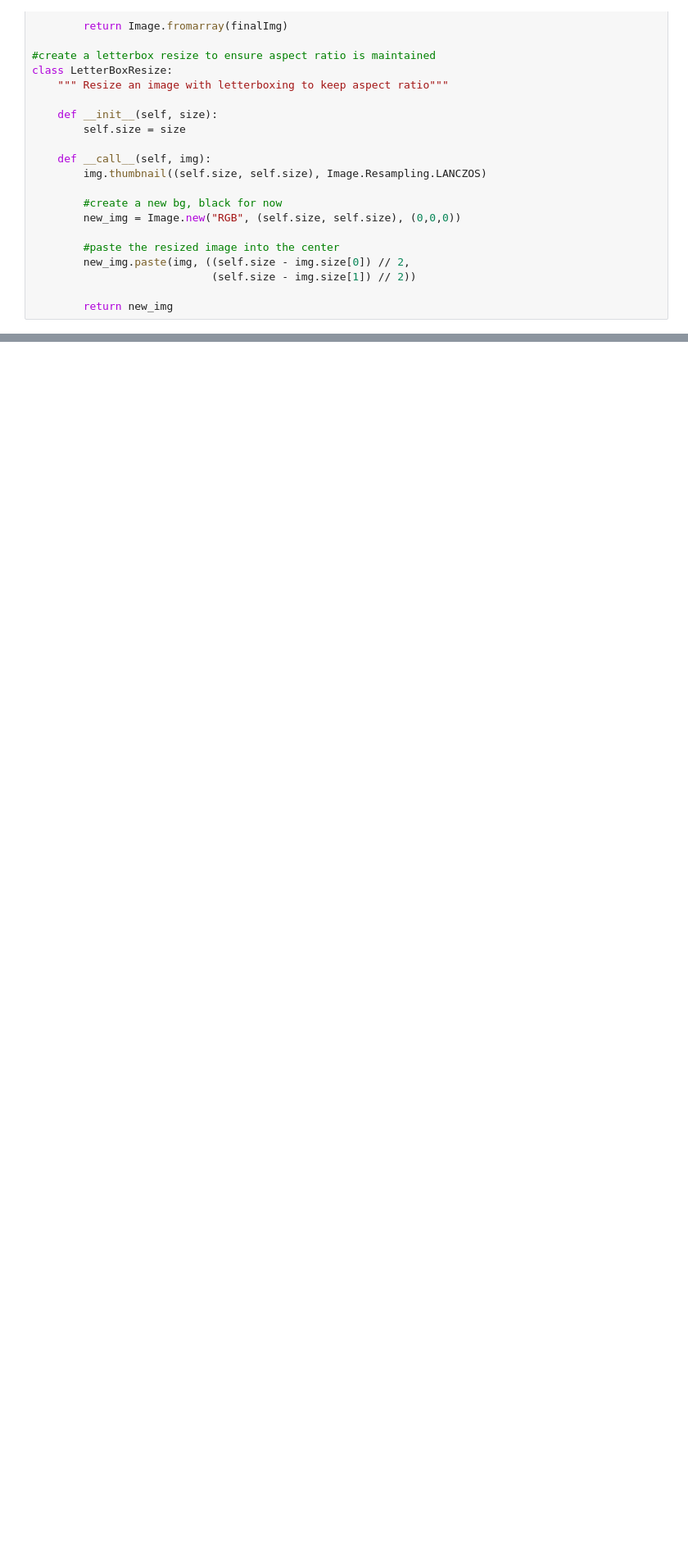
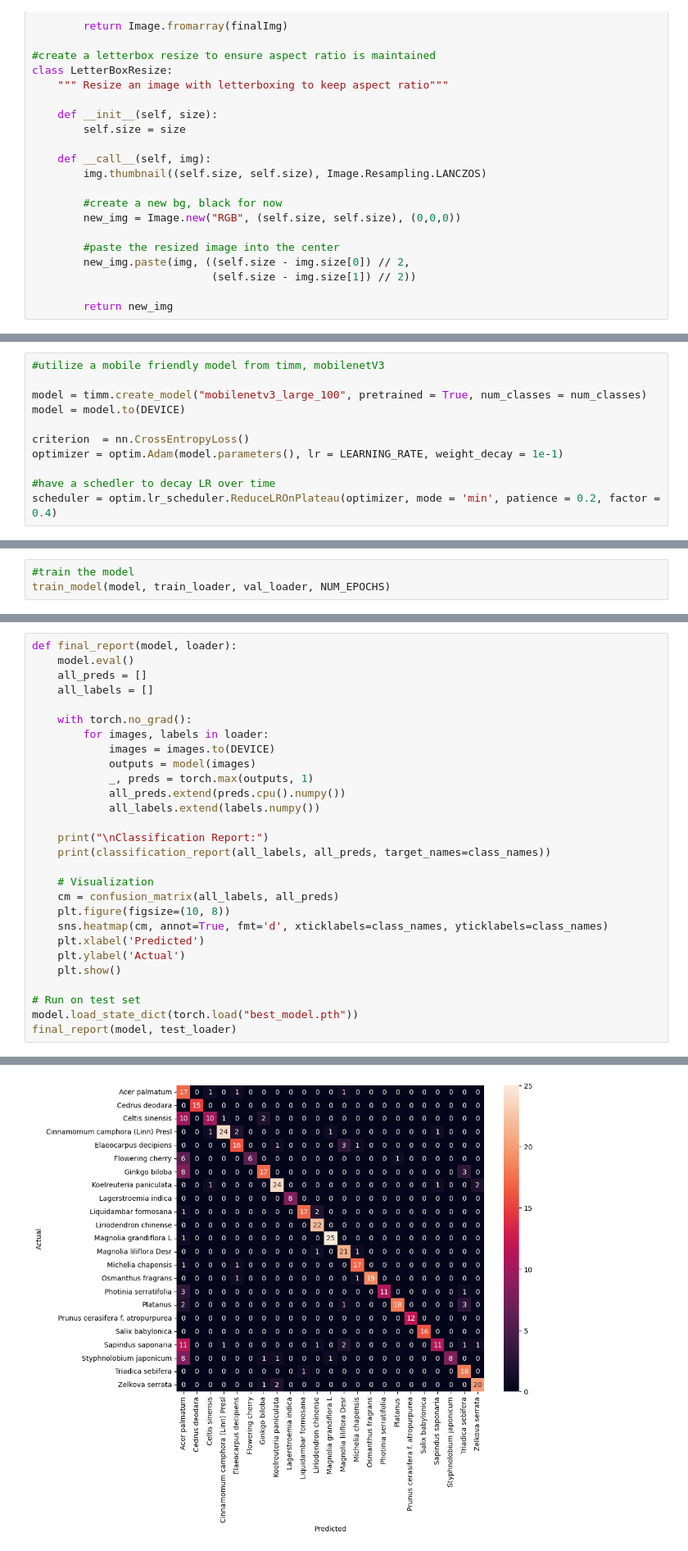
Before and after one commit to Xerass/TreeClassifierApp, a Jupyter notebook: tree_train.ipynb, the cells around one changed output, grey strips where cells are left out. Shown at 82% size. Saved outputs shown, nothing was run; the diff lists cells and outputs as text; blank space fills up the shorter version.

Commit message:
added train, cachedDS, and trying to fix Acer palmatum being annoying (TBD)

```diff
--- a/tree_train.ipynb
+++ b/tree_train.ipynb
@@ -154,0 +182,11 @@ show_batch(train_loader)
+# %%
+#utilize a mobile friendly model from timm, mobilenetV3
+
+model = timm.create_model("mobilenetv3_large_100", pretrained = True, num_classes = num_classes)
+model = model.to(DEVICE)
+
+criterion  = nn.CrossEntropyLoss()
+optimizer = optim.Adam(model.parameters(), lr = LEARNING_RATE, weight_decay = 1e-1)
+
+#have a schedler to decay LR over time
+scheduler = optim.lr_scheduler.ReduceLROnPlateau(optimizer, mode = 'min', patience = 0.2, factor = 0.4)
@@ -154,0 +254,3 @@ show_batch(train_loader)
+# %%
+#train the model
+train_model(model, train_loader, val_loader, NUM_EPOCHS)
@@ -154,0 +278,29 @@ show_batch(train_loader)
+# %%
+def final_report(model, loader):
+    model.eval()
+    all_preds = []
+    all_labels = []
+
+    with torch.no_grad():
+        for images, labels in loader:
+            images = images.to(DEVICE)
+            outputs = model(images)
+            _, preds = torch.max(outputs, 1)
+            all_preds.extend(preds.cpu().numpy())
+            all_labels.extend(labels.numpy())
+
+    print("\nClassification Report:")
+    print(classification_report(all_labels, all_preds, target_names=class_names))
+
+    # Visualization
+    cm = confusion_matrix(all_labels, all_preds)
+    plt.figure(figsize=(10, 8))
+    sns.heatmap(cm, annot=True, fmt='d', xticklabels=class_names, yticklabels=class_names)
+    plt.xlabel('Predicted')
+    plt.ylabel('Actual')
+    plt.show()
+
+# Run on test set
+model.load_state_dict(torch.load("best_model.pth"))
+final_report(model, test_loader)
+# %% [output]
@@ -154,0 +324 @@ show_batch(train_loader)
+[figure, added]
```
Also changed, not shown: parts of 8 cells of this notebook, 1 other file.
